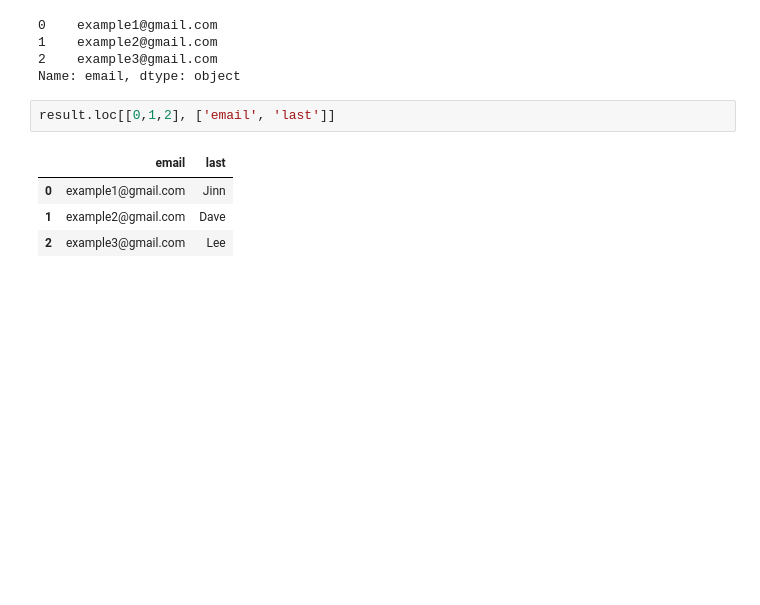
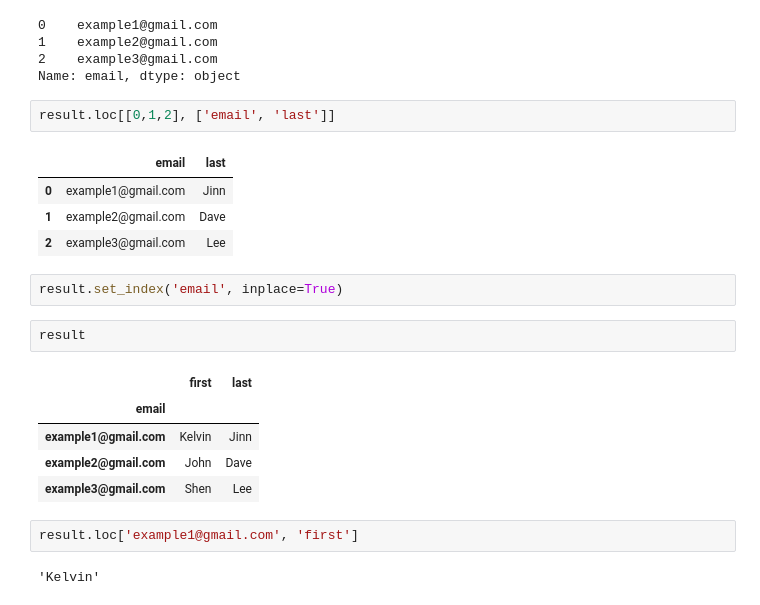
Before and after one commit to cqndy020/Python, a Jupyter notebook: Pandas/Snippets.ipynb, the cells around one changed output. Cells and saved outputs as stored; diff of their text form; blank space fills up the shorter version.

```diff
--- a/Pandas/Snippets.ipynb
+++ b/Pandas/Snippets.ipynb
@@ -37,3 +37,17 @@ result.loc[[0,1,2], ['email', 'last']]
 | 0 | example1@gmail.com | Jinn |
 | 1 | example2@gmail.com | Dave |
 | 2 | example3@gmail.com | Lee |
+# %%
+result.set_index('email', inplace=True)
+# %%
+result
+# %% [output]
+|  | first | last |
+| email |  |  |
+| example1@gmail.com | Kelvin | Jinn |
+| example2@gmail.com | John | Dave |
+| example3@gmail.com | Shen | Lee |
+# %%
+result.loc['example1@gmail.com', 'first']
+# %% [output]
+'Kelvin'
```
Also changed, not shown: 1 other file.
